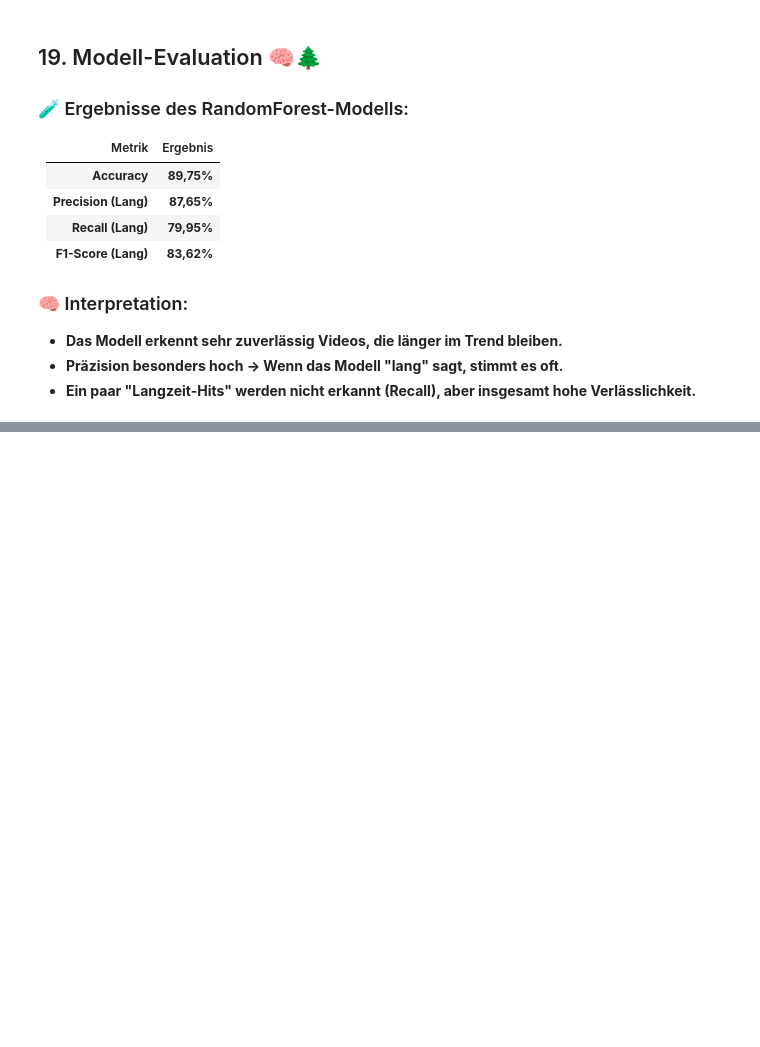
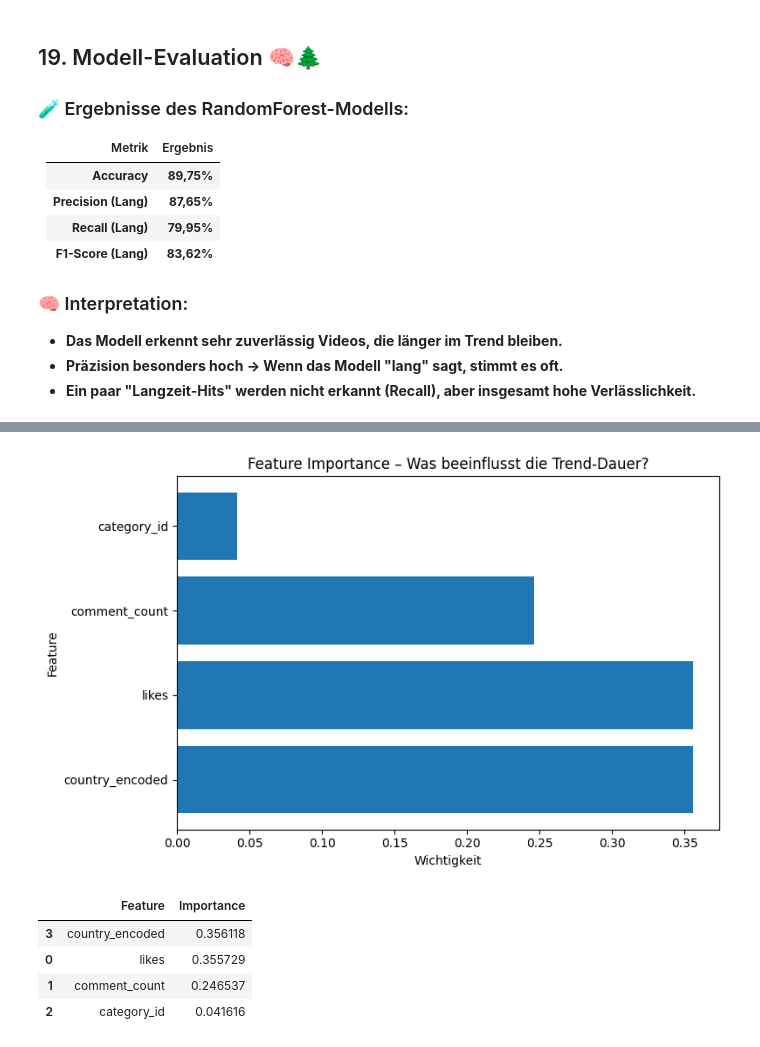
Before and after one commit to adflix/youtube-trending-analysis, a Jupyter notebook: notebooks/youtube_trending_analysis.ipynb, the cells around one changed output, grey strips where cells are left out. Drawn from its saved outputs; the diff is of its cells as text; code cells hidden in the pictures; blank space fills up the shorter version.

Commit message:
Feature Importance: Faktoren für Trend-Dauer

```diff
--- a/notebooks/youtube_trending_analysis.ipynb
+++ b/notebooks/youtube_trending_analysis.ipynb
@@ -683,0 +690,31 @@ accuracy, conf_matrix, report
+# %%
+import matplotlib.pyplot as plt
+import pandas as pd
+
+# Feature Importance aus dem RandomForest-Modell holen
+importances = model.feature_importances_
+
+# In DataFrame umwandeln
+feature_importance_df = pd.DataFrame({
+    'Feature': X_train.columns,
+    'Importance': importances
+}).sort_values(by='Importance', ascending=False)
+
+# Visualisieren
+plt.figure(figsize=(8, 5))
+plt.barh(feature_importance_df['Feature'], feature_importance_df['Importance'])
+plt.title("Feature Importance – Was beeinflusst die Trend-Dauer?")
+plt.xlabel("Wichtigkeit")
+plt.ylabel("Feature")
+plt.tight_layout()
+plt.savefig("../visuals/feature_importance_trenddauer.png")
+plt.show()
+
+feature_importance_df
+# %% [output]
+[figure, added]
+|  | Feature | Importance |
+| 3 | country_encoded | 0.356118 |
+| 0 | likes | 0.355729 |
+| 1 | comment_count | 0.246537 |
+| 2 | category_id | 0.041616 |
```
Also changed, not shown: parts of 2 cells of this notebook.
